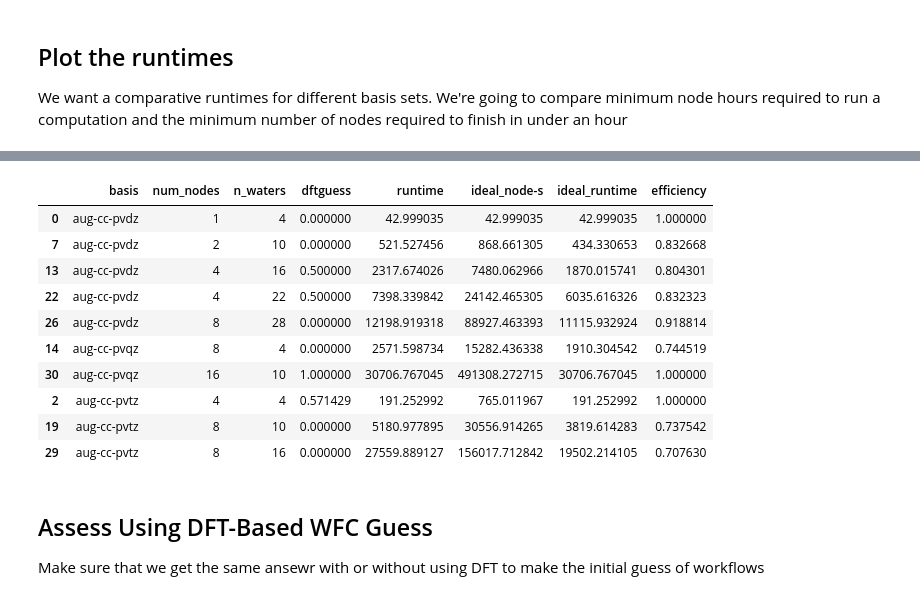
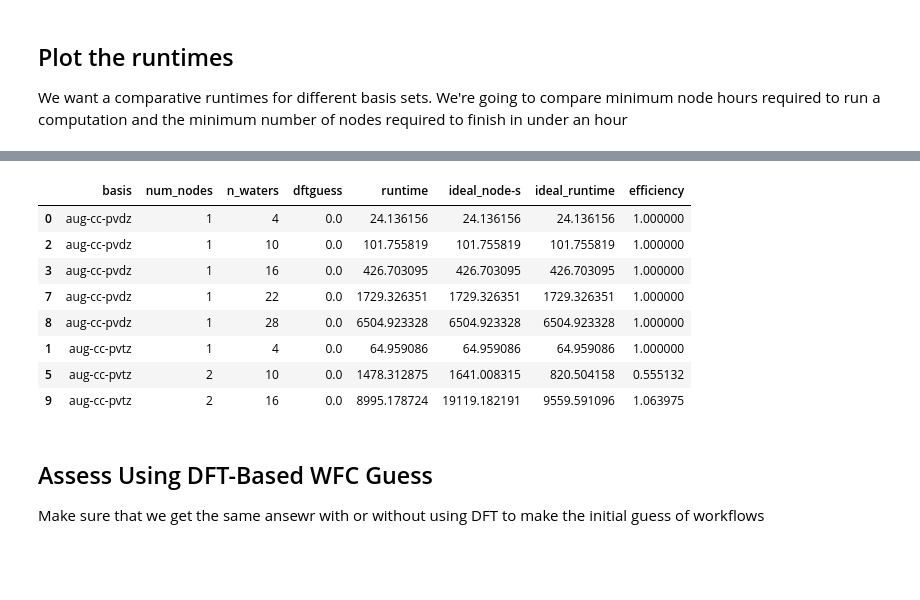
Before and after one commit to exalearn/fast-finetuned-forcefields, a Jupyter notebook: notebooks/hydronet/0_code-evaluation/nwchem/evaluate-nwchem-scaling-and-accuracy.ipynb, the cells around one changed output, grey strips where cells are left out. Cells and saved outputs as stored; diff of their text form; code cells hidden in the pictures; blank space fills up the shorter version.

```diff
--- a/notebooks/hydronet/0_code-evaluation/nwchem/evaluate-nwchem-scaling-and-accuracy.ipynb
+++ b/notebooks/hydronet/0_code-evaluation/nwchem/evaluate-nwchem-scaling-and-accuracy.ipynb
@@ -248,4 +248,4 @@ We only want runs on Cori with 68 ranks per node. I am not sure if the Shifter i
 # %%
-results = results.query('hostname=="cori" and ranks_per_node==68')
-print(f'Found {len(results)} relevant entries.')
+perl = results.query('hostname=="login" and ranks_per_node==128')
+print(f'Found {len(perl)} relevant entries.')
 # %% [output]
@@ -257,7 +257,7 @@ Average the runtime for each cluster for each basis set at each number of nodes
 # We use extra fields `groupby` to get additional columns in the output
 # Converting the result of `mean` from a Series to a DataFrame, then calling reset index to make it a single-index array
 #  gives me a kind of DataFrame I'm most comfortable working with
-avg_results = pd.DataFrame(results.groupby(['id', 'basis', 'num_nodes', 'n_waters', 'dftguess'])['runtime'].mean()).reset_index()
+avg_results = pd.DataFrame(perl.groupby(['id', 'basis', 'num_nodes', 'n_waters', 'dftguess'])['runtime'].mean()).reset_index()
 # %% [markdown]
 Compute the scaling efficiency
 # %%
@@ -359,17 +352,16 @@ avg_results.query('basis=="aug-cc-pvtz"').query('n_waters==16').sort_values('num
 # %%
-avg_results.groupby(['basis', 'num_nodes', 'n_waters']).mean().sort_values('runtime').reset_index().drop_duplicates(('n_waters', 'basis'), keep='first').sort_values('basis')
+avg_results.groupby(['basis', 'num_nodes', 'n_waters']).mean(numeric_only=True)\
+    .sort_values('runtime').reset_index().drop_duplicates(('n_waters', 'basis'), keep='first').sort_values('basis')
 # %% [output]
 |  | basis | num_nodes | n_waters | dftguess | runtime | ideal_node-s | ideal_runtime | efficiency |
-| 0 | aug-cc-pvdz | 1 | 4 | 0.000000 | 42.999035 | 42.999035 | 42.999035 | 1.000000 |
-| 7 | aug-cc-pvdz | 2 | 10 | 0.000000 | 521.527456 | 868.661305 | 434.330653 | 0.832668 |
-| 13 | aug-cc-pvdz | 4 | 16 | 0.500000 | 2317.674026 | 7480.062966 | 1870.015741 | 0.804301 |
-| 22 | aug-cc-pvdz | 4 | 22 | 0.500000 | 7398.339842 | 24142.465305 | 6035.616326 | 0.832323 |
-| 26 | aug-cc-pvdz | 8 | 28 | 0.000000 | 12198.919318 | 88927.463393 | 11115.932924 | 0.918814 |
-| 14 | aug-cc-pvqz | 8 | 4 | 0.000000 | 2571.598734 | 15282.436338 | 1910.304542 | 0.744519 |
-| 30 | aug-cc-pvqz | 16 | 10 | 1.000000 | 30706.767045 | 491308.272715 | 30706.767045 | 1.000000 |
-| 2 | aug-cc-pvtz | 4 | 4 | 0.571429 | 191.252992 | 765.011967 | 191.252992 | 1.000000 |
-| 19 | aug-cc-pvtz | 8 | 10 | 0.000000 | 5180.977895 | 30556.914265 | 3819.614283 | 0.737542 |
-| 29 | aug-cc-pvtz | 8 | 16 | 0.000000 | 27559.889127 | 156017.712842 | 19502.214105 | 0.707630 |
+| 0 | aug-cc-pvdz | 1 | 4 | 0.0 | 24.136156 | 24.136156 | 24.136156 | 1.000000 |
+| 2 | aug-cc-pvdz | 1 | 10 | 0.0 | 101.755819 | 101.755819 | 101.755819 | 1.000000 |
+| 3 | aug-cc-pvdz | 1 | 16 | 0.0 | 426.703095 | 426.703095 | 426.703095 | 1.000000 |
+| 7 | aug-cc-pvdz | 1 | 22 | 0.0 | 1729.326351 | 1729.326351 | 1729.326351 | 1.000000 |
+| 8 | aug-cc-pvdz | 1 | 28 | 0.0 | 6504.923328 | 6504.923328 | 6504.923328 | 1.000000 |
+| 1 | aug-cc-pvtz | 1 | 4 | 0.0 | 64.959086 | 64.959086 | 64.959086 | 1.000000 |
+| 5 | aug-cc-pvtz | 2 | 10 | 0.0 | 1478.312875 | 1641.008315 | 820.504158 | 0.555132 |
+| 9 | aug-cc-pvtz | 2 | 16 | 0.0 | 8995.178724 | 19119.182191 | 9559.591096 | 1.063975 |
 # %% [markdown]
 ## Assess Using DFT-Based WFC Guess
 Make sure that we get the same ansewr with or without using DFT to make the initial guess of workflows
```
Also changed, not shown: parts of 12 cells of this notebook, 1 other file.
